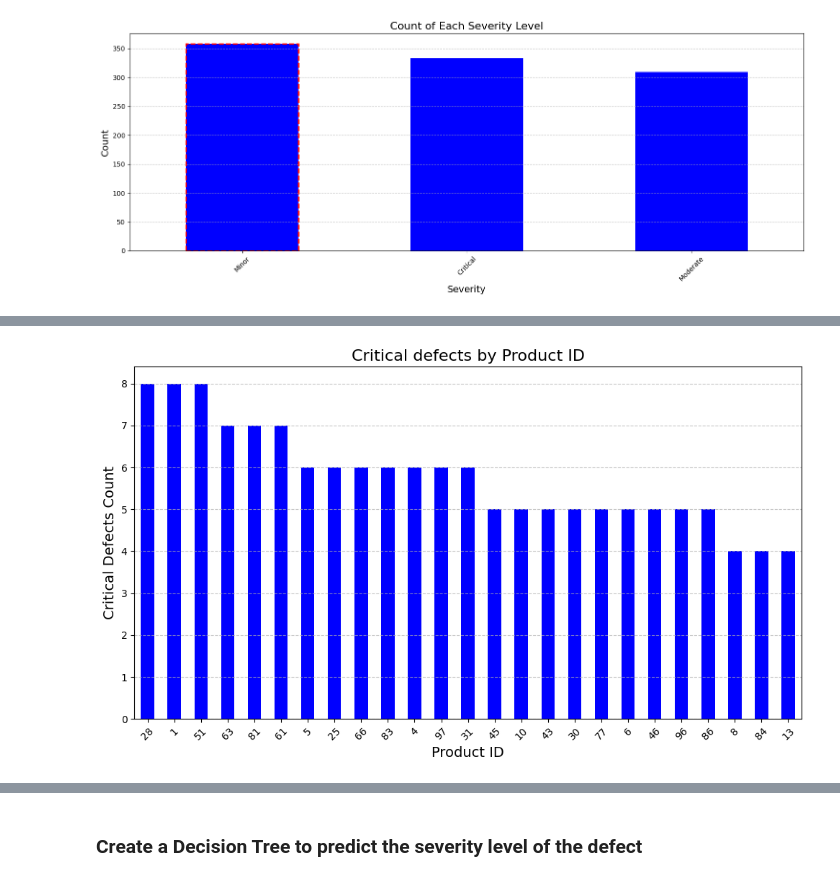
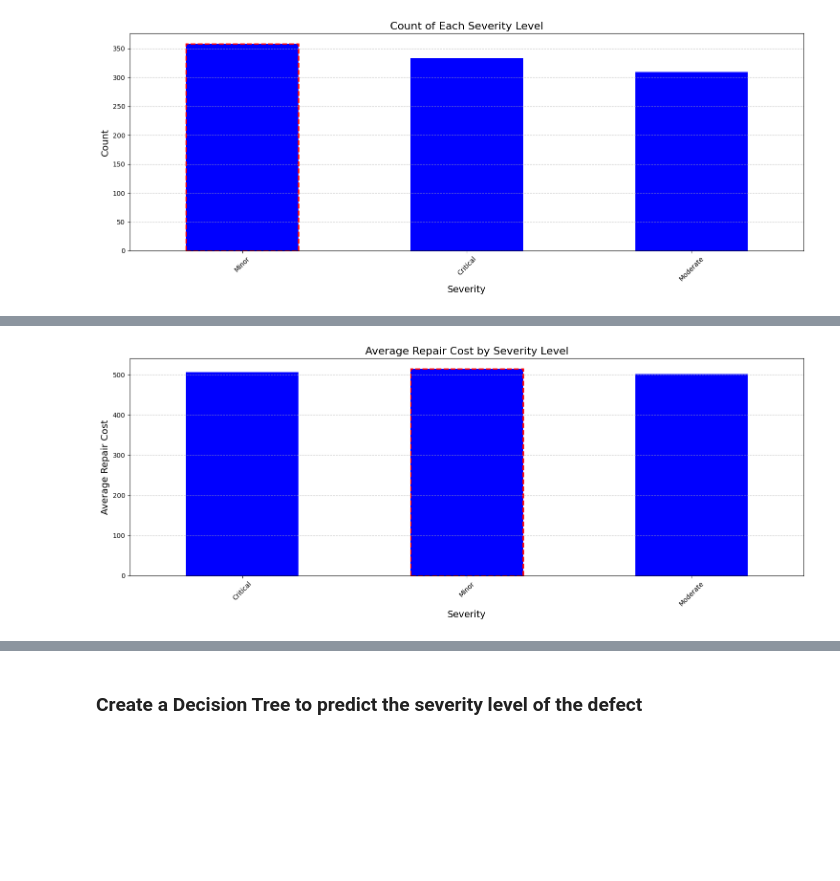
Before and after one commit to ACastel21/MGT-ML-FINAL-PROJECT-DEFECT-DATA-ML, a Jupyter notebook: notebooks/MGT665 Defect Data Decision Tree_Castel Edit.ipynb, the cells around one changed output, grey strips where cells are left out. Saved outputs shown, nothing was run; the diff lists cells and outputs as text; code cells hidden in the pictures; blank space fills up the shorter version.

Commit message:
Updated notebook with more visualizations and top defects

```diff
--- a/notebooks/MGT665 Defect Data Decision Tree_Castel Edit.ipynb
+++ b/notebooks/MGT665 Defect Data Decision Tree_Castel Edit.ipynb
@@ -318,21 +207,37 @@ plt.tight_layout()
-# %%
-# Display the count for severe defects in each product id
-
-# create a bar plot of the severity count for each product id
-plt.figure(figsize=(10, 6))
-critical_defects = defects[defects['severity'] == 'Critical']
-critical_by_id = critical_defects['product_id'].value_counts()
-top_15_critical = critical_by_id.sort_values(ascending=False).head(25)
-top_15_critical.plot(kind="bar", color='blue')
-
-# add labels to the bars
-plt.title('Critical defects by Product ID', fontsize=16)
-plt.xlabel('Product ID', fontsize=14)
-plt.ylabel('Critical Defects Count', fontsize=14)
-plt.xticks(rotation=45)
-plt.grid(axis='y', linestyle='--', alpha=0.7)
-
-# Show the plot
-plt.tight_layout()
-# %% [output]
-[figure, removed]
+# %%
+# Create a bar plot of the average repair cost for each severity level
+plt.figure(figsize=(15, 6))
+bars = avg_repair_cost.plot(kind="bar", color='blue')  # Capture the bars object
+
+# Find the largest bar
+max_value = avg_repair_cost.max()
+max_height_with_tolerance = max_value * 1.2  # Add a tolerance of 10%
+max_index = avg_repair_cost[avg_repair_cost <= max_height_with_tolerance].idxmax()
+
+# Get the index of the largest bar in the patches list
+largest_bar_index = avg_repair_cost.index.get_loc(max_index)
+largest_bar = bars.patches[largest_bar_index]  # Access the bar patch
+
+# Add a dashed rectangle around the largest bar
+plt.gca().add_patch(plt.Rectangle(
+    (largest_bar.get_x(), 0),  # Bottom-left corner of the bar
+    largest_bar.get_width(),  # Width of the bar
+    largest_bar.get_height(),  # Height of the bar
+    edgecolor='red',          # Color of the dashed line
+    linestyle='--',           # Dashed line style
+    linewidth=2,              # Thickness of the line
+    fill=False                # No fill
+))
+
+# Add labels to the bars
+plt.title('Average Repair Cost by Severity Level', fontsize=16)
+plt.xlabel('Severity', fontsize=14)
+plt.ylabel('Average Repair Cost', fontsize=14)
+plt.xticks(rotation=45)
+plt.grid(axis='y', linestyle='--', alpha=0.7)
+
+# Show the plot
+plt.tight_layout()
+plt.show()
+# %% [output]
+[figure, added]
```
Also changed, not shown: parts of 16 cells of this notebook.
